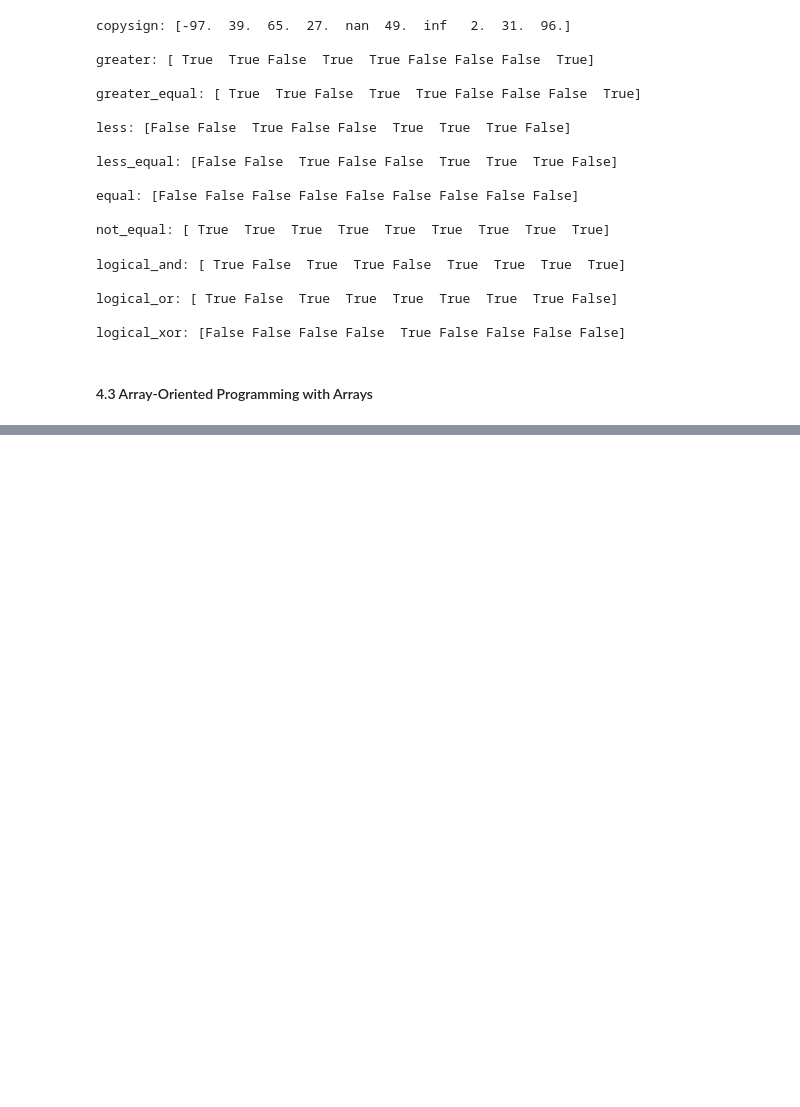
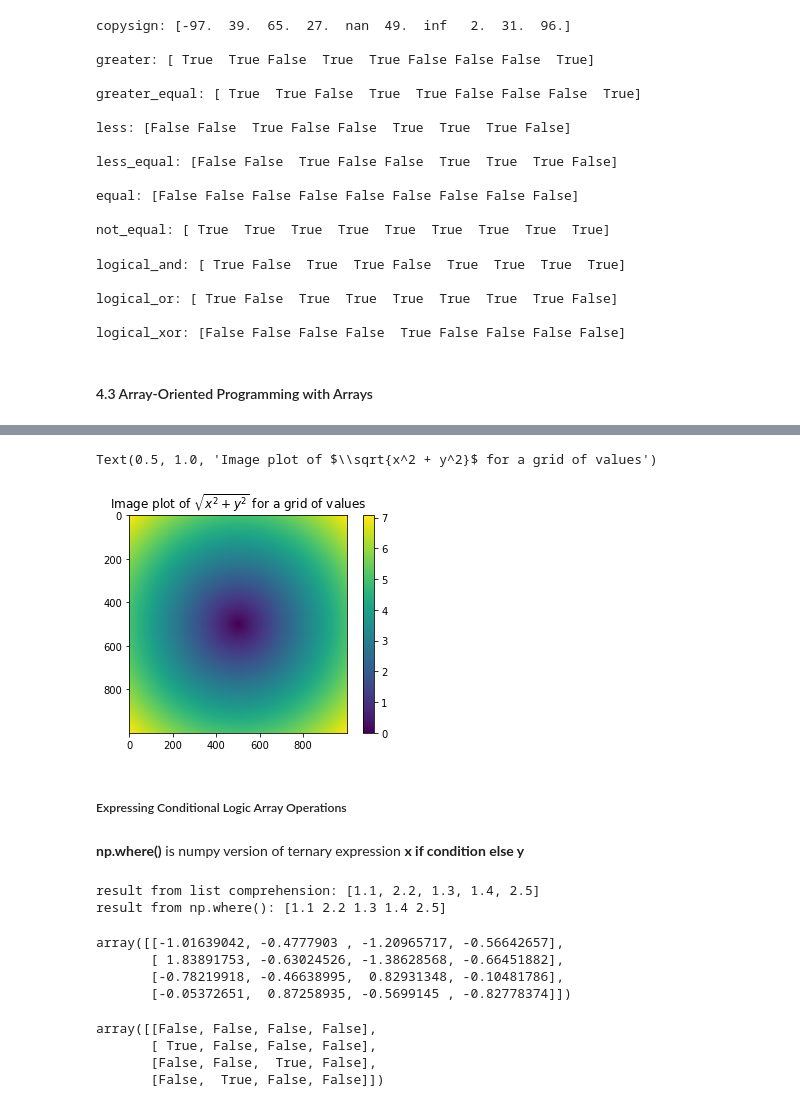
Before and after one commit to PalashSharma15/python-for-data-analysis-2nd-ed-notes, a Jupyter notebook: ch04/ch04.ipynb, the cells around one changed output, grey strips where cells are left out. Saved outputs shown, nothing was run; the diff lists cells and outputs as text; code cells hidden in the pictures; blank space fills up the shorter version.

```diff
--- a/ch04/ch04.ipynb
+++ b/ch04/ch04.ipynb
@@ -1002,0 +1008,8 @@ logical_xor: [False False False False  True False False False False]
+# %%
+# core idea of NumPy Array-Oriented programming
+# is to eliminate the use of for loops and increase efficiency in terms of cumptation cost.
+points = np.arange(-5, 5, 0.01) # 1000 equally spaced points
+
+# mesh grid function takes two 1-D arrays and returns two 2D matrices corrersponding all pairs of (x, y)
+xs , ys = np.meshgrid(points, points) # how does numpy meshgrid() method works: https://www.geeksforgeeks.org/numpy-meshgrid-function/
+ys
@@ -1002,0 +1034,4 @@ logical_xor: [False False False False  True False False False False]
+# %%
+# evaluating function:
+z = np.sqrt(xs**2 + ys**2)
+z
@@ -1002,0 +1052,48 @@ logical_xor: [False False False False  True False False False False]
+# %%
+# Visualization:
+import matplotlib.pyplot as plt
+plt.imshow(z); plt.colorbar() # for grey scale use "cmap=plt.cm.gray" option in imshow() function
+# Writing mathematical expressions in matplotlib: https://matplotlib.org/3.1.3/tutorials/text/mathtext.html
+plt.title("Image plot of $\sqrt{x^2 + y^2}$ for a grid of values")
+# %% [output]
+Text(0.5, 1.0, 'Image plot of $\\sqrt{x^2 + y^2}$ for a grid of values')
+[figure, added]
+# %% [markdown]
+##### Expressing Conditional Logic Array Operations
+# %% [markdown]
+**np.where()** is numpy version of ternary expression **x if condition else y**
+# %%
+# Example: take a value from xarr, whenever the corresponding value of cond is True, else take value from yarr
+xarr = np.array([1.1, 1.2, 1.3, 1.4, 1.5])
+yarr = np.array([2.1, 2.2, 2.3, 2.4, 2.5])
+cond = np.array([True, False, True, True, False])
+
+# list comprehension approach:
+# not fast / not suitable for multi-dimensional arrays
+result = [(x if c else y) for x, y, c in zip(xarr, yarr, cond)]
+print(f'result from list comprehension: {result}')
+
+# using np.where()
+result = np.where(cond, xarr, yarr)
+print(f'result from np.where(): {result}')
+# %% [output]
+result from list comprehension: [1.1, 2.2, 1.3, 1.4, 2.5]
+result from np.where(): [1.1 2.2 1.3 1.4 2.5]
+# %%
+# Another example:
+# to replace arguments can be scalar
+# replace all positives with 2 and all negatives with -2
+arr = np.random.randn(4, 4)
+arr
+# %% [output]
+array([[-1.01639042, -0.4777903 , -1.20965717, -0.56642657],
+       [ 1.83891753, -0.63024526, -1.38628568, -0.66451882],
+       [-0.78219918, -0.46638995,  0.82931348, -0.10481786],
+       [-0.05372651,  0.87258935, -0.5699145 , -0.82778374]])
+# %%
+arr > 0
+# %% [output]
+array([[False, False, False, False],
+       [ True, False, False, False],
+       [False, False,  True, False],
+       [False,  True, False, False]])
```
Also changed, not shown: parts of 69 cells of this notebook.
